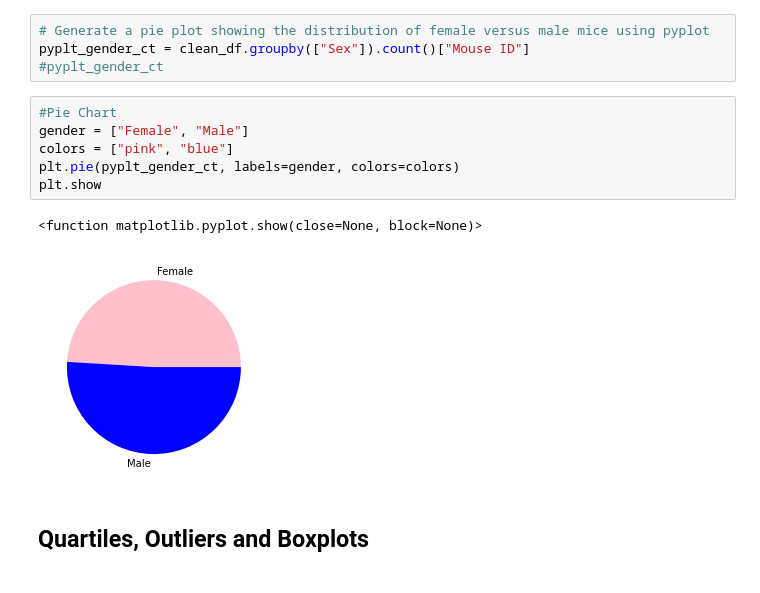
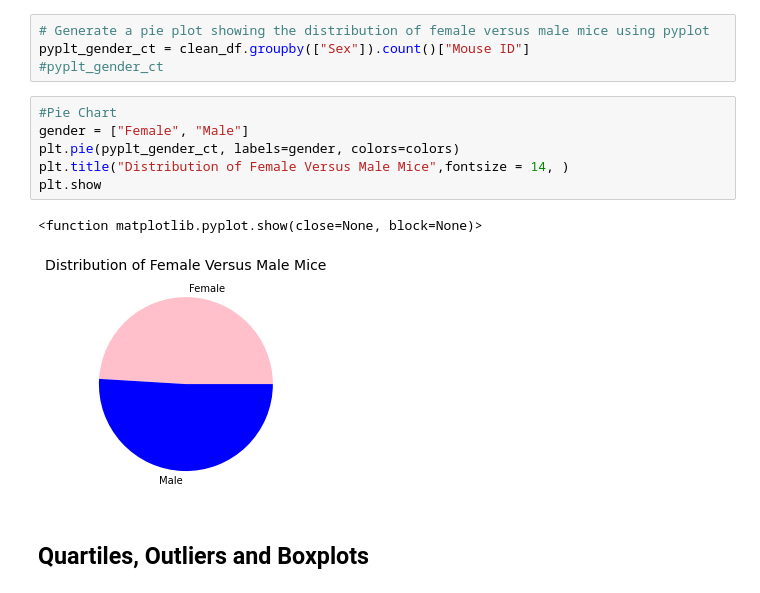
Before and after one commit to StephanieMcNutt/matplotlib_challenge, a Jupyter notebook: main.ipynb, the cells around one changed output. Saved outputs shown, nothing was run; the diff lists cells and outputs as text.

Commit message:
Pandas gender pie chart

```diff
--- a/main.ipynb
+++ b/main.ipynb
@@ -192,12 +205,12 @@ pyplt_gender_ct = clean_df.groupby(["Sex"]).count()["Mouse ID"]
 # %%
 #Pie Chart
 gender = ["Female", "Male"]
-colors = ["pink", "blue"]
 plt.pie(pyplt_gender_ct, labels=gender, colors=colors)
+plt.title("Distribution of Female Versus Male Mice",fontsize = 14, )
 plt.show
 # %% [output]
 <function matplotlib.pyplot.show(close=None, block=None)>
-[figure, old version]
+[figure, new version]
 # %% [markdown]
 ## Quartiles, Outliers and Boxplots
 # %%
```
Also changed, not shown: parts of 5 cells of this notebook.
